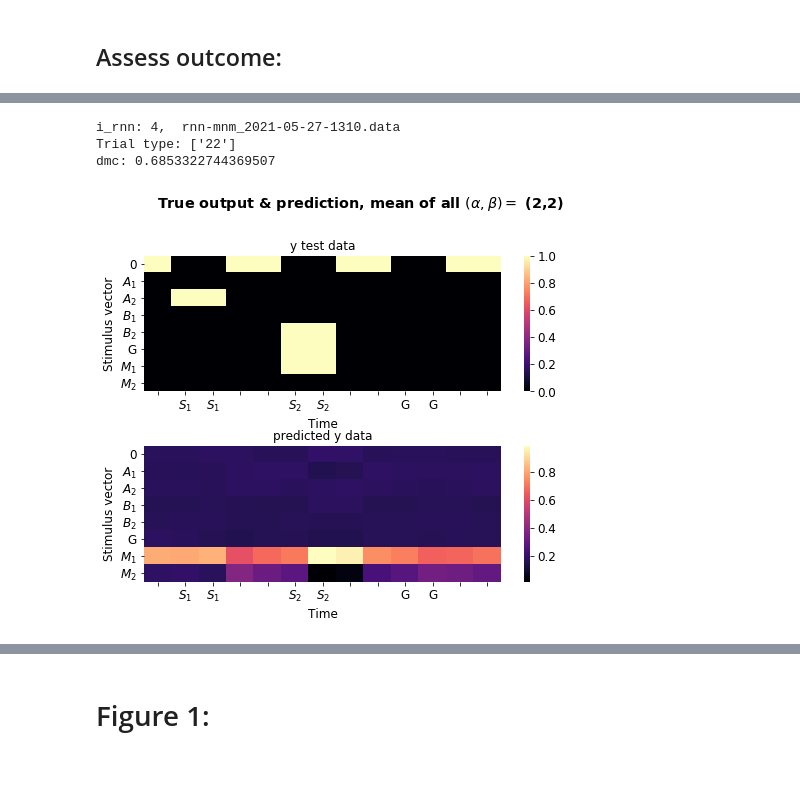
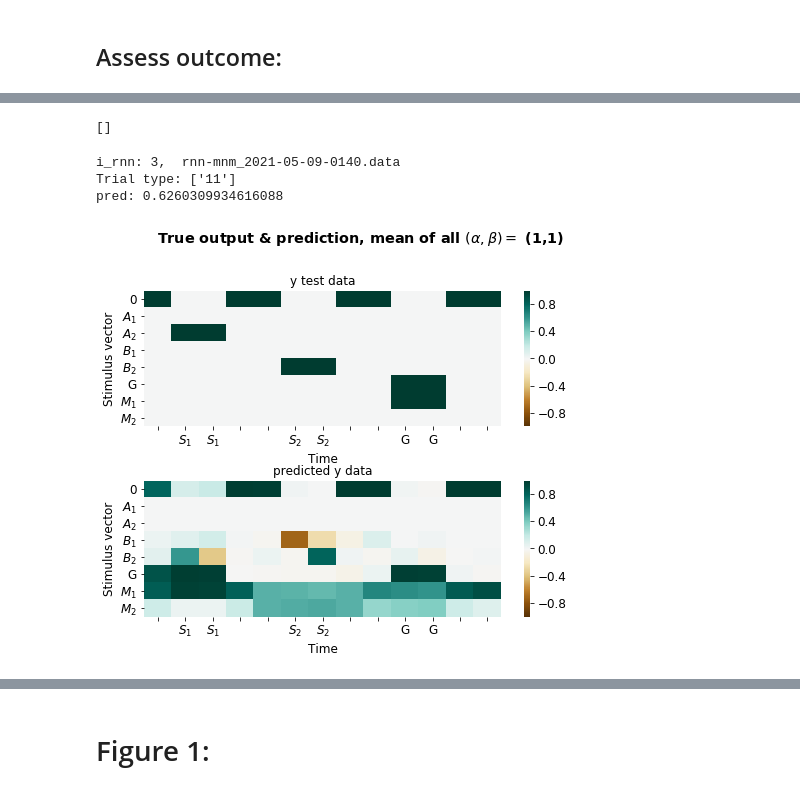
Before and after one commit to vdplasthijs/eavesdropping, a Jupyter notebook: multitasking learning for recurrent nets.ipynb, the cells around one changed output, grey strips where cells are left out. Cells and saved outputs as stored; diff of their text form; code cells hidden in the pictures.

```diff
--- a/multitasking learning for recurrent nets.ipynb
+++ b/multitasking learning for recurrent nets.ipynb
@@ -58,8 +58,8 @@ t_dict['conv_rel_tol'] = 5e-4  # assess convergence by relative difference betwe
 # %%
 tmp0, tmp1 = bpm.generate_synt_data_general(n_total=d_dict['n_total'], t_delay=d_dict['t_delay'], t_stim=d_dict['t_stim'],
                                         ratio_train=d_dict['ratio_train'], ratio_exp=d_dict['ratio_exp'],
-                                        noise_scale=d_dict['noise_scale'], late_s2=False, early_match=True,
-                                        nature_stim='onehot', task='dmc')
+                                        noise_scale=d_dict['noise_scale'], late_s2=False, early_match=False,
+                                        nature_stim='periodic', task='dmc')
 
 x_train, y_train, x_test, y_test = tmp0
 labels_train, labels_test = tmp1
@@ -123,51 +125,57 @@ plt.suptitle(r"True output & prediction, mean of all $(\alpha, \beta) =$ (" + la
+# %%
+list_rnns
+# %% [output]
+[]
 # %%
-# i_rnn += 1
+i_rnn += 1
 # i_rnn = 0
-folder_rnn = '/home/thijs/repos/rotation/models/early_match/7525/dmc_task/onehot/sparsity_1e-03/dmc_only/'
-list_rnns = [x for x in os.listdir(folder_rnn) if ru.timestamp_min_date(rnn_name=x)]
+# folder_rnn = '/home/thijs/repos/rotation/models/early_match/7525/dmc_task/onehot/sparsity_1e-03/dmc_only/'
+folder_rnn = '/home/tplas/repos/rotation/models/7525/dmrc_task/periodic/sparsity_1e-03/pred_dmrc/'
+# list_rnns = [x for x in os.listdir(folder_rnn) if ru.timestamp_min_date(rnn_name=x)]
+list_rnns = os.listdir(folder_rnn)
 filename = list_rnns[i_rnn]
 rnn = ru.load_rnn(os.path.join(folder_rnn, filename))
 print(f'i_rnn: {i_rnn}, ', filename)
 
 
 ## Plot example test sample & prediction
-k = np.where(labels_test == '22')[0]
+k = np.where(labels_test == '11')[0]
 print(f'Trial type: {np.unique(labels_test[k])}')
 pred = bpm.compute_full_pred(x_test[k,:,:], model=rnn)  # computed forward predictions
 
 plt.rcParams['figure.figsize'] = (8,6 )
 plt.subplots_adjust(hspace=0.4)
 ax_true = plt.subplot(211)
 true_data = y_test[k, :, :]
 
 # part_spec_loss = bpm.specialisation_loss(y_est=pred, y_true=true_data, model=rnn)
 # part_spec_loss = part_spec_loss.detach().numpy()
 # print('part spec loss', part_spec_loss)
 
 if type(k) != int and len(k) > 1:  # if multiple samples; average
     true_data = true_data.mean(0)
-prm.plot_example_trial(true_data.numpy(), ax=ax_true)
+prm.plot_example_trial(true_data.numpy(), ax=ax_true, vmin=-1, c_map='BrBG')
 ax_true.set_title("y test data"); #ax_true.set_ylabel('True data')
 
 ax_pred = plt.subplot(212)
-prm.plot_example_trial(pred.mean(0).detach().numpy(), ax=ax_pred)  # average if multiple samples
+prm.plot_example_trial(pred.mean(0).detach().numpy(), ax=ax_pred, vmin=-1, c_map='BrBG')  # average if multiple samples
 ax_pred.set_title("predicted y data"); #ax_pred.set_ylabel("Predictions");
 
 plt.suptitle(r"True output & prediction, mean of all $(\alpha, \beta) =$ (" + labels_test[k][0][0] + ',' + labels_test[k][0][1] + ')',
              weight='bold', y=1.02);
 # plt.savefig('figures/prediction_unexpected.pdf', bbox_inches='tight')
 
 for key in ['pred', 'dmc']:
     if key in rnn.test_loss_split.keys():
         print(f'{key}:', np.mean(rnn.test_loss_split[key][-5:]))
 
 # full_pred = bpm.compute_full_pred(input_data=x_test, model=rnn)  # computed forward predictions
 # spec_loss = bpm.specialisation_loss(y_est=full_pred, y_true=y_test, model=rnn)
 # spec_loss = spec_loss.detach().numpy()
 # print('spec loss', spec_loss)
 # print('reg loss', bpm.regularisation_loss(model=rnn))
 # %% [output]
-i_rnn: 4,  rnn-mnm_2021-05-27-1310.data
-Trial type: ['22']
-dmc: 0.6853322744369507
+i_rnn: 3,  rnn-mnm_2021-05-09-0140.data
+Trial type: ['11']
+pred: 0.6260309934616088
-[figure, old version]
+[figure, new version]
```
Also changed, not shown: parts of 10 cells of this notebook, 2 other files.
